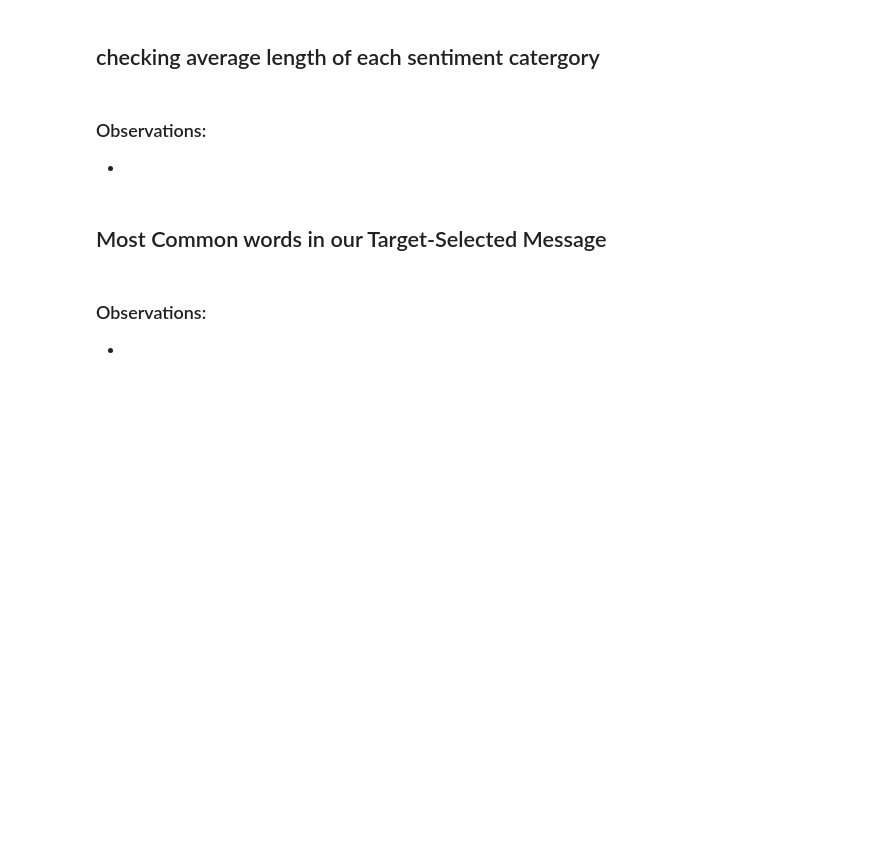
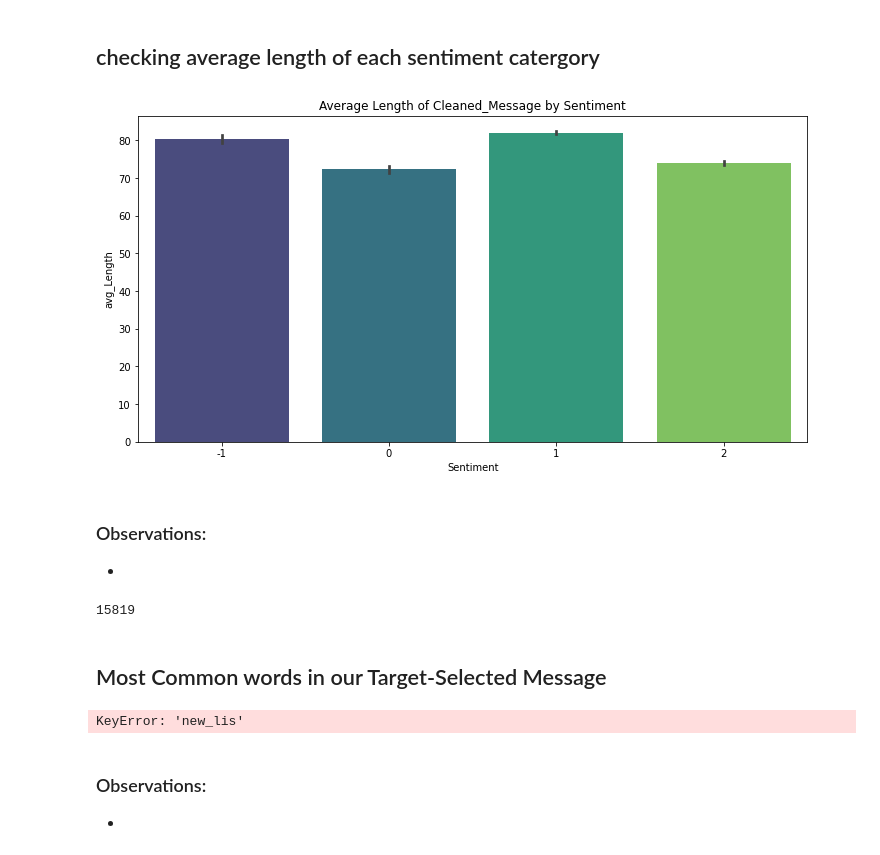
Before and after one commit to isabelomakhanya/classification_ts5, a Jupyter notebook: classification-ts5.ipynb, the cells around one changed output. Drawn from its saved outputs; the diff is of its cells as text; code cells hidden in the pictures; blank space fills up the shorter version.

```diff
--- a/classification-ts5.ipynb
+++ b/classification-ts5.ipynb
@@ -194,0 +200,15 @@ df.head()
+# %%
+def preprocess_lemm(sentence):
+    sentence=str(sentence)
+    sentence = sentence.lower()
+    sentence=sentence.replace('{html}',"")
+    cleanr = re.compile('<.*?>')
+    cleantext = re.sub(cleanr, '', sentence)
+    rem_url=re.sub(r'http\S+', '',cleantext)
+    rem_num = re.sub('[0-9]+', '', rem_url)
+    tokenizer = RegexpTokenizer(r'\w+')
+    tokens = tokenizer.tokenize(rem_num)
+    filtered_words = [w for w in tokens if len(w) > 2 if not w in stopwords.words('english')]
+    stem_words=[stemmer.stem(w) for w in filtered_words]
+    lemma_words=[lemmatizer.lemmatize(w) for w in filtered_words ]
+    return " ".join(lemma_words)
@@ -203,0 +226,3 @@ df.tail()
+# %%
+df['Lemma']=df['message'].map(lambda s:preprocess_lemm(s))
+df.head()
@@ -203,0 +236,3 @@ df.tail()
+# %%
+df['stemm']=df['message'].map(lambda s:preprocess_stemm(s))
+df.head()
@@ -247,27 +339,33 @@ fig.show()
 ## checking average length of each sentiment catergory
 # %%
 plt.figure(figsize=(12,6))
-sns.barplot(x='sentiment', y=train_df['clean_message'].apply(len) ,data = train_df, palette='viridis')
+sns.barplot(x='sentiment', y=df['clean_message'].apply(len) ,data = df, palette='viridis')
 plt.ylabel('avg_Length')
 plt.xlabel('Sentiment')
 plt.title('Average Length of Cleaned_Message by Sentiment')
 plt.show()
+# %% [output]
+[figure, added]
 # %% [markdown]
 ### Observations:
  -
 # %%
-tweetid = train_df['tweetid']
+tweetid = df['tweetid']
 #df_test = df_test.drop('Index', axis = 1)
 
 len(tweetid)
+# %% [output]
+15819
 # %% [markdown]
 ## Most Common words in our Target-Selected Message
 # %%
-train_df['new_lis'] = train_df['clean_message'].apply(lambda x:str(x).split())
+df['new_lis'] = df['clean_message'].apply(lambda x:str(x).split())
 words = Counter([item for sublist in train_df['new_lis'] for item in sublist])
 new = pd.DataFrame(words.most_common(10))
 new.columns = ['Common_words','count']
 new.style.background_gradient(cmap='Reds')
+# %% [output]
+KeyError: 'new_lis'
 # %%
 import plotly.express as px
 fig = px.bar(new, x="count", y="Common_words", title='Commmon Words in Selected Text', orientation='h',
```
Also changed, not shown: parts of 34 cells of this notebook, 8 other files.
